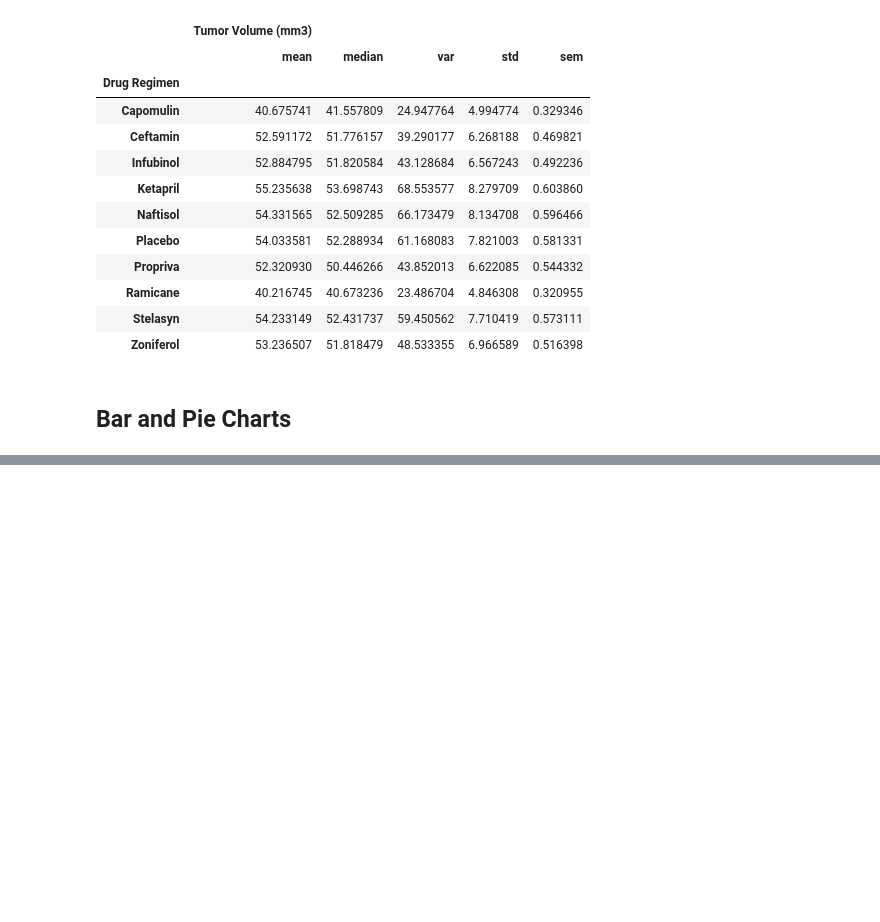
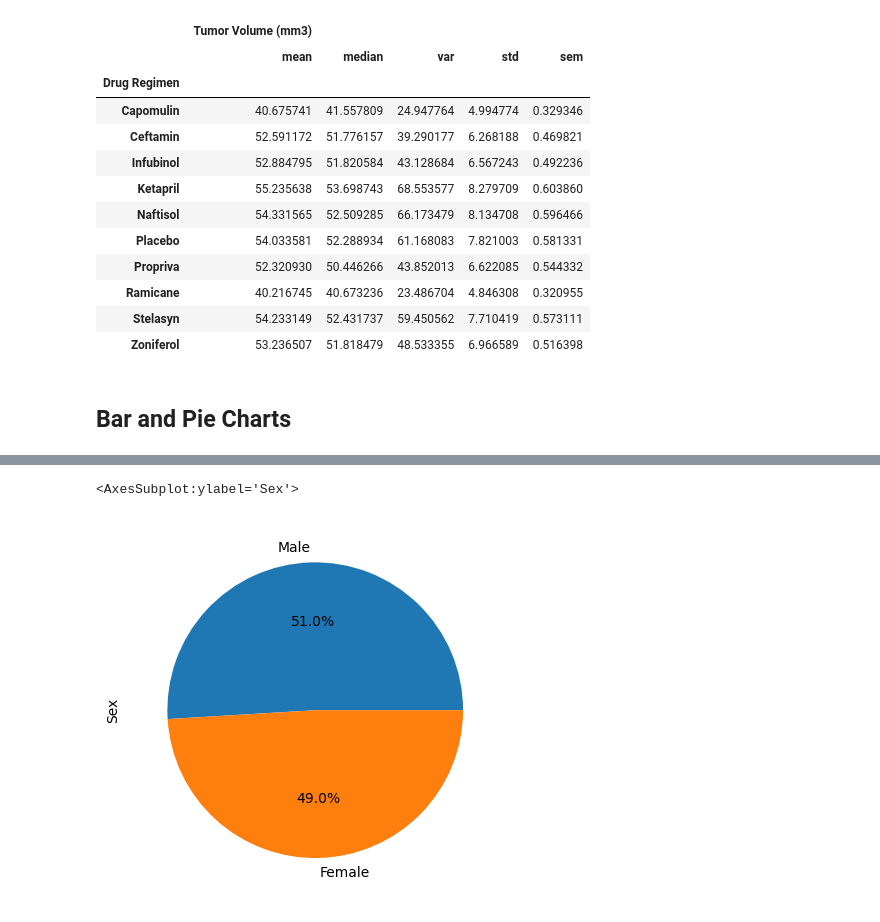
Before and after one commit to KevinMosweu/matplotlib-challenge, a Jupyter notebook: Pymaceuticals/Pymaceuticals.ipynb, the cells around one changed output, grey strips where cells are left out. Cells and saved outputs as stored; diff of their text form; code cells hidden in the pictures; blank space fills up the shorter version.

```diff
--- a/Pymaceuticals/Pymaceuticals.ipynb
+++ b/Pymaceuticals/Pymaceuticals.ipynb
@@ -130,0 +160,9 @@ tumor_vol_stats2
+# %%
+# Getting count of respective sexes in Data
+sex_counts = combined_data_clean['Sex'].value_counts()
+
+# Generating pie plot showing distribution of female vs male mice using pandas
+sex_counts.plot(kind='pie', autopct="%1.1f%%")
+# %% [output]
+<AxesSubplot:ylabel='Sex'>
+[figure, added]
```
Also changed, not shown: parts of 12 cells of this notebook.
